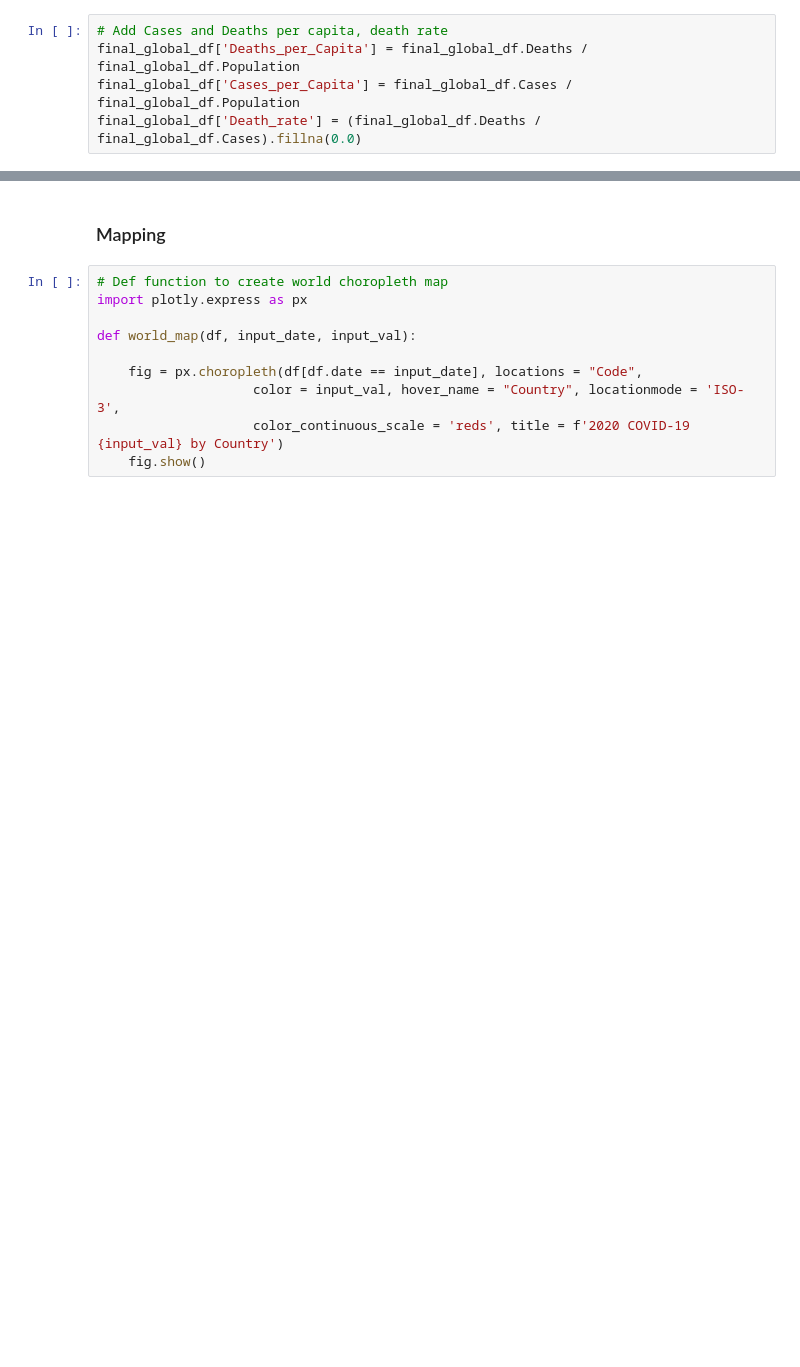
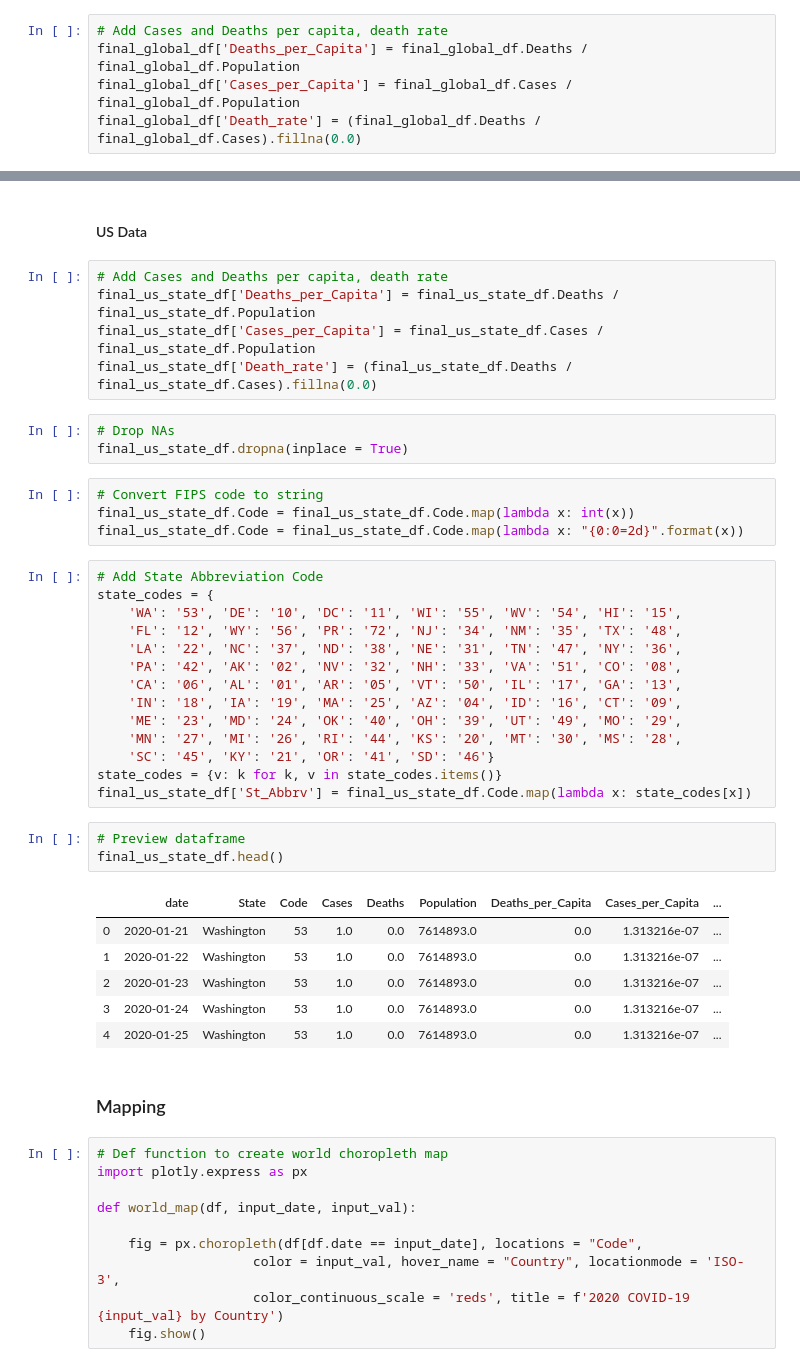
Before and after one commit to BenGeissel/COVID19_Spread_Visualizations_Blog, a Jupyter notebook: COVID19_Spread_Visualizations.ipynb, the cells around one changed output, grey strips where cells are left out. Cells and saved outputs as stored; diff of their text form; blank space fills up the shorter version.

```diff
--- a/COVID19_Spread_Visualizations.ipynb
+++ b/COVID19_Spread_Visualizations.ipynb
@@ -378,3 +495,41 @@ final_global_df.head()
+# %% [markdown]
+#### US Data
+# %%
+# Add Cases and Deaths per capita, death rate
+final_us_state_df['Deaths_per_Capita'] = final_us_state_df.Deaths / final_us_state_df.Population
+final_us_state_df['Cases_per_Capita'] = final_us_state_df.Cases / final_us_state_df.Population
+final_us_state_df['Death_rate'] = (final_us_state_df.Deaths / final_us_state_df.Cases).fillna(0.0)
+# %%
+# Drop NAs
+final_us_state_df.dropna(inplace = True)
+# %%
+# Convert FIPS code to string
+final_us_state_df.Code = final_us_state_df.Code.map(lambda x: int(x))
+final_us_state_df.Code = final_us_state_df.Code.map(lambda x: "{0:0=2d}".format(x))
+# %%
+# Add State Abbreviation Code
+state_codes = {
+    'WA': '53', 'DE': '10', 'DC': '11', 'WI': '55', 'WV': '54', 'HI': '15',
+    'FL': '12', 'WY': '56', 'PR': '72', 'NJ': '34', 'NM': '35', 'TX': '48',
+    'LA': '22', 'NC': '37', 'ND': '38', 'NE': '31', 'TN': '47', 'NY': '36',
+    'PA': '42', 'AK': '02', 'NV': '32', 'NH': '33', 'VA': '51', 'CO': '08',
+    'CA': '06', 'AL': '01', 'AR': '05', 'VT': '50', 'IL': '17', 'GA': '13',
+    'IN': '18', 'IA': '19', 'MA': '25', 'AZ': '04', 'ID': '16', 'CT': '09',
+    'ME': '23', 'MD': '24', 'OK': '40', 'OH': '39', 'UT': '49', 'MO': '29',
+    'MN': '27', 'MI': '26', 'RI': '44', 'KS': '20', 'MT': '30', 'MS': '28',
+    'SC': '45', 'KY': '21', 'OR': '41', 'SD': '46'}
+state_codes = {v: k for k, v in state_codes.items()}
+final_us_state_df['St_Abbrv'] = final_us_state_df.Code.map(lambda x: state_codes[x])
+# %%
+# Preview dataframe
+final_us_state_df.head()
+# %% [output]
+|  | date | State | Code | Cases | Deaths | Population | Deaths_per_Capita | Cases_per_Capita | ... |
+| 0 | 2020-01-21 | Washington | 53 | 1.0 | 0.0 | 7614893.0 | 0.0 | 1.313216e-07 | ... |
+| 1 | 2020-01-22 | Washington | 53 | 1.0 | 0.0 | 7614893.0 | 0.0 | 1.313216e-07 | ... |
+| 2 | 2020-01-23 | Washington | 53 | 1.0 | 0.0 | 7614893.0 | 0.0 | 1.313216e-07 | ... |
+| 3 | 2020-01-24 | Washington | 53 | 1.0 | 0.0 | 7614893.0 | 0.0 | 1.313216e-07 | ... |
+| 4 | 2020-01-25 | Washington | 53 | 1.0 | 0.0 | 7614893.0 | 0.0 | 1.313216e-07 | ... |
 # %% [markdown]
 ### Mapping
 # %%
```
Also changed, not shown: parts of 39 cells of this notebook.
